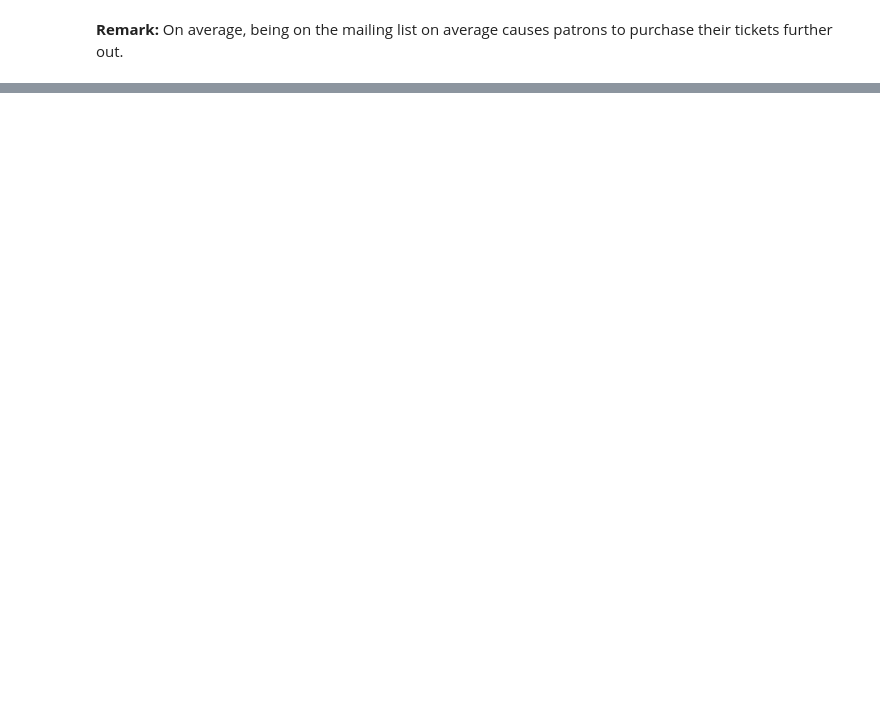
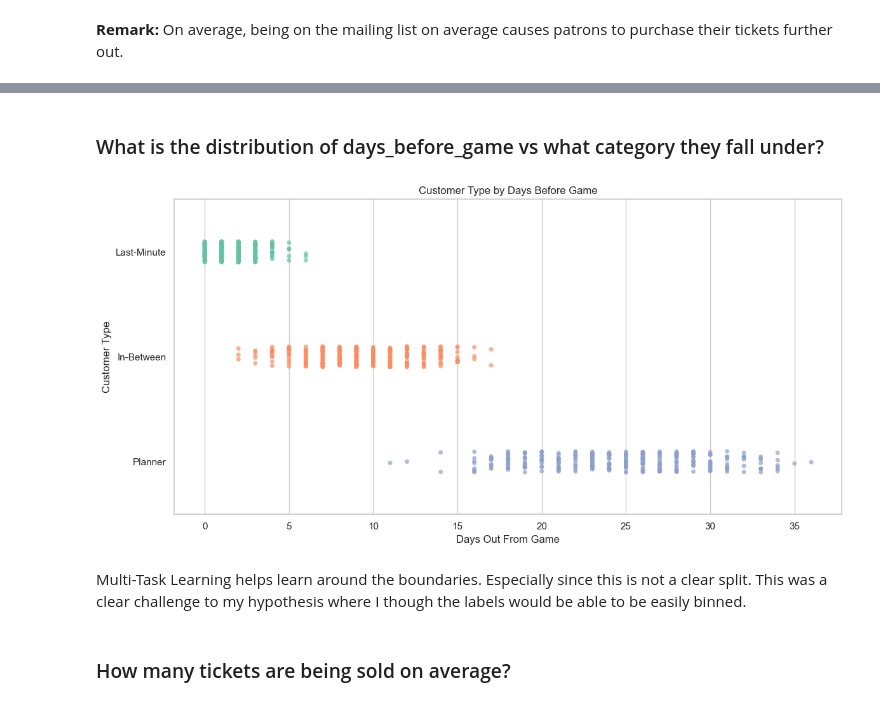
Before and after one commit to PRESTONKOU12/daen400_casestudies, a Jupyter notebook: 02_Basketball-Tickets-GSW/eda.ipynb, the cells around one changed output, grey strips where cells are left out. Drawn from its saved outputs; the diff is of its cells as text; code cells hidden in the pictures; blank space fills up the shorter version.

```diff
--- a/02_Basketball-Tickets-GSW/eda.ipynb
+++ b/02_Basketball-Tickets-GSW/eda.ipynb
@@ -84,0 +100,27 @@ axs.set_ylabel("Number of tickets sold")
+# %% [markdown]
+### What is the distribution of days_before_game vs what category they fall under?
+# %%
+plt.figure(figsize=(12, 6))
+
+sns.stripplot(
+    data=DATA,
+    x="Days_Before_Game",
+    y="Customer_Type",
+    hue="Customer_Type",
+    jitter=True,
+    alpha=0.7,
+    palette="Set2",
+    legend=False
+)
+
+plt.xlabel("Days Out From Game")
+plt.ylabel("Customer Type")
+plt.title("Customer Type by Days Before Game")
+plt.tight_layout()
+plt.show()
+# %% [output]
+[figure, added]
+# %% [markdown]
+Multi-Task Learning helps learn around the boundaries. Especially since this is not a clear split.  This was a clear challenge to my hypothesis where I though the labels would be able to be easily binned.
+# %% [markdown]
+### How many tickets are being sold on average?
```
Also changed, not shown: parts of 7 cells of this notebook, 1 other file.
